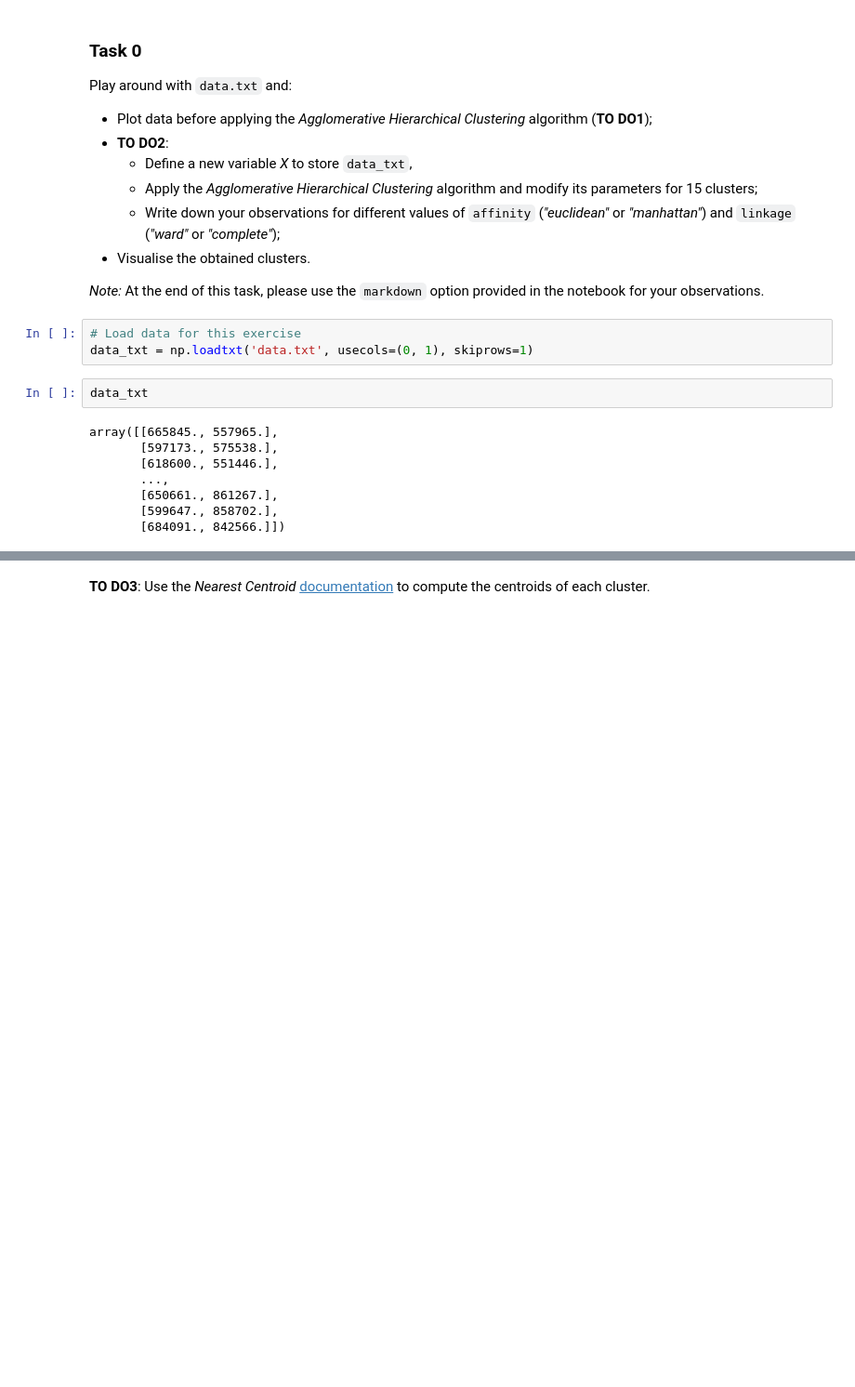
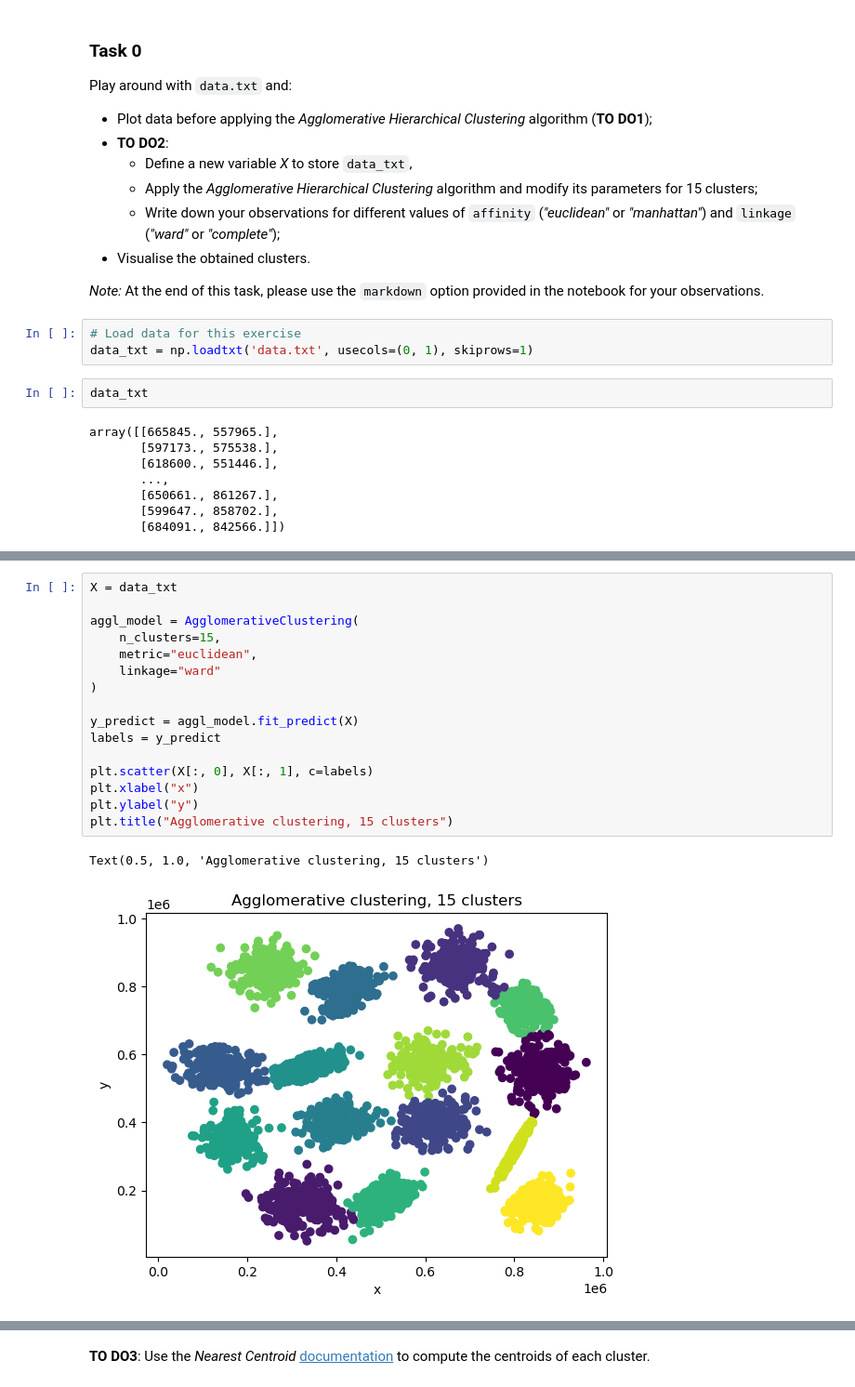
Before and after one commit to mmswflow-upb/ai-labs, a Jupyter notebook: Labs/Lab 9/Lab_AI_Unsupervised Learning_Skel.ipynb, the cells around one changed output, grey strips where cells are left out. Shown at 93% size. Saved outputs shown, nothing was run; the diff lists cells and outputs as text; blank space fills up the shorter version.

```diff
--- a/Labs/Lab 9/Lab_AI_Unsupervised Learning_Skel.ipynb
+++ b/Labs/Lab 9/Lab_AI_Unsupervised Learning_Skel.ipynb
@@ -93,2 +86,21 @@ labels
+# %%
+X = data_txt
+
+aggl_model = AgglomerativeClustering(
+    n_clusters=15,
+    metric="euclidean",
+    linkage="ward"
+)
+
+y_predict = aggl_model.fit_predict(X)
+labels = y_predict
+
+plt.scatter(X[:, 0], X[:, 1], c=labels)
+plt.xlabel("x")
+plt.ylabel("y")
+plt.title("Agglomerative clustering, 15 clusters")
+# %% [output]
+Text(0.5, 1.0, 'Agglomerative clustering, 15 clusters')
+[figure, added]
 # %%
 # Expected plot for TO DO2
```
Also changed, not shown: parts of 24 cells of this notebook.
